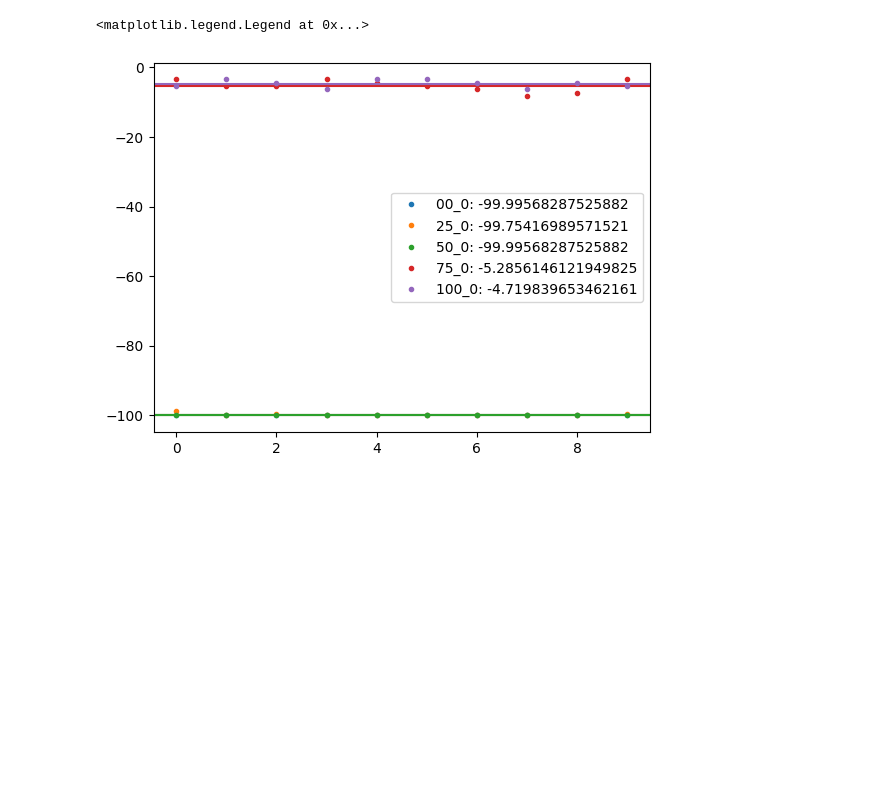
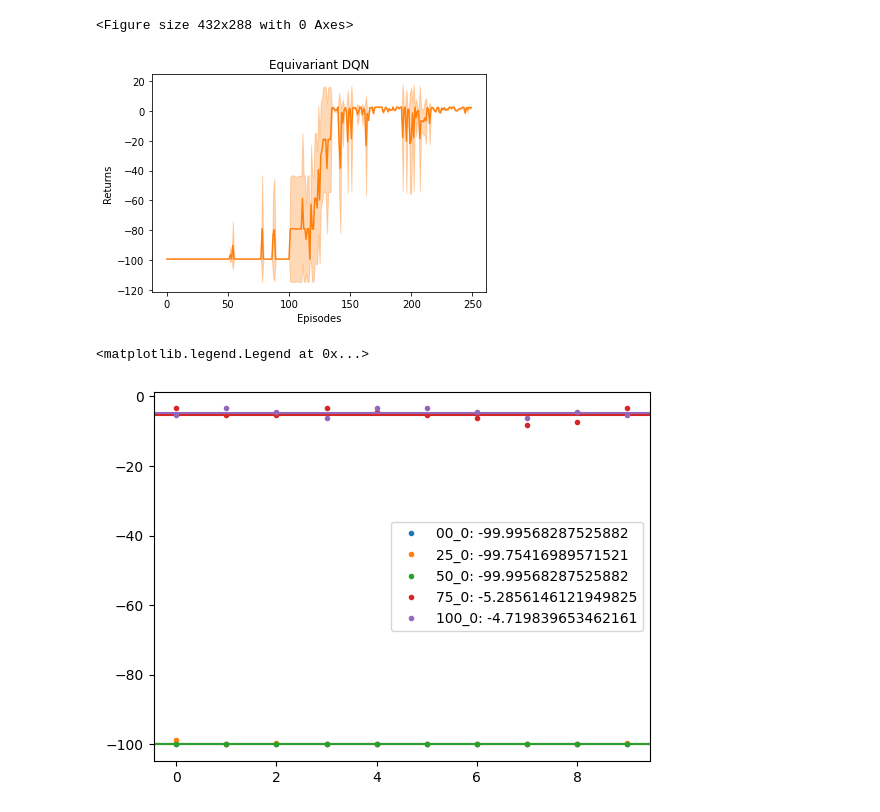
Before and after one commit to rachel-lim/cs5180, a Jupyter notebook: final_project/main.ipynb, the cells around one changed output. Saved outputs shown, nothing was run; the diff lists cells and outputs as text; code cells hidden in the pictures; blank space fills up the shorter version.

```diff
--- a/final_project/main.ipynb
+++ b/final_project/main.ipynb
@@ -173,3 +255,8 @@ saved_models['100_0'] = copy.deepcopy(dqn_model)
+# %%
+plot_curves([np.array(eval_reg_equi)], 'Equivariant DQN', ['C1', 'C2', 'C3', 'C4'], 'Returns')
+# %% [output]
+<Figure size 432x288 with 0 Axes>
+[figure, added]
 # %%
 def custom_dump(dqn):
     return {
```
Also changed, not shown: parts of 7 cells of this notebook, 22 other files.
